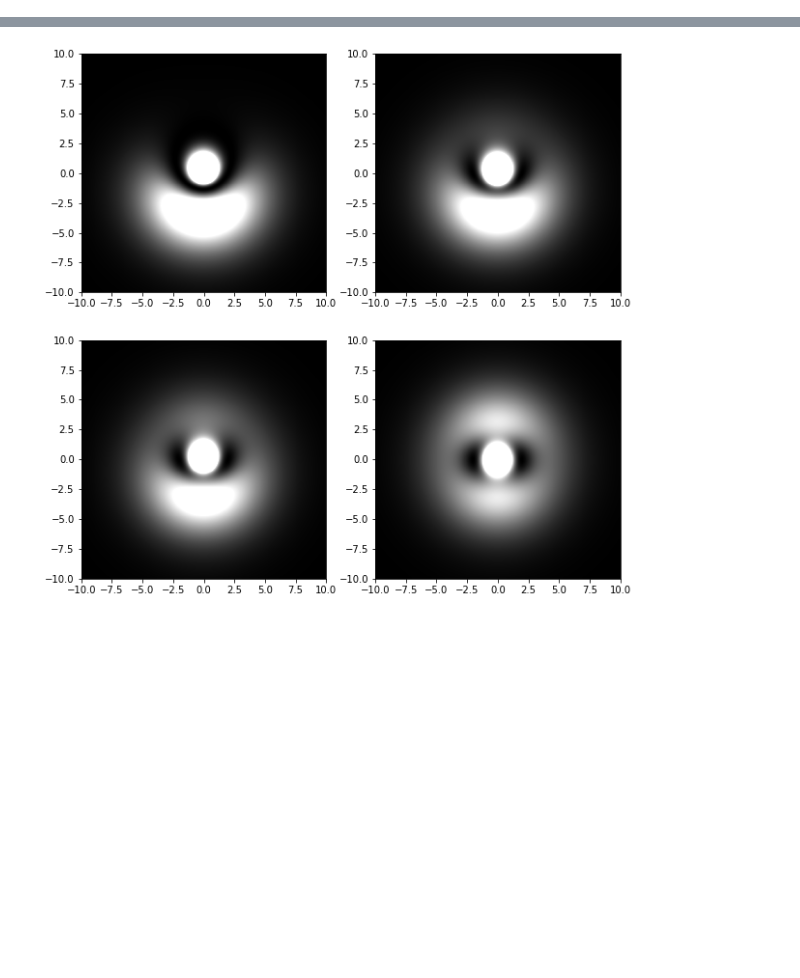
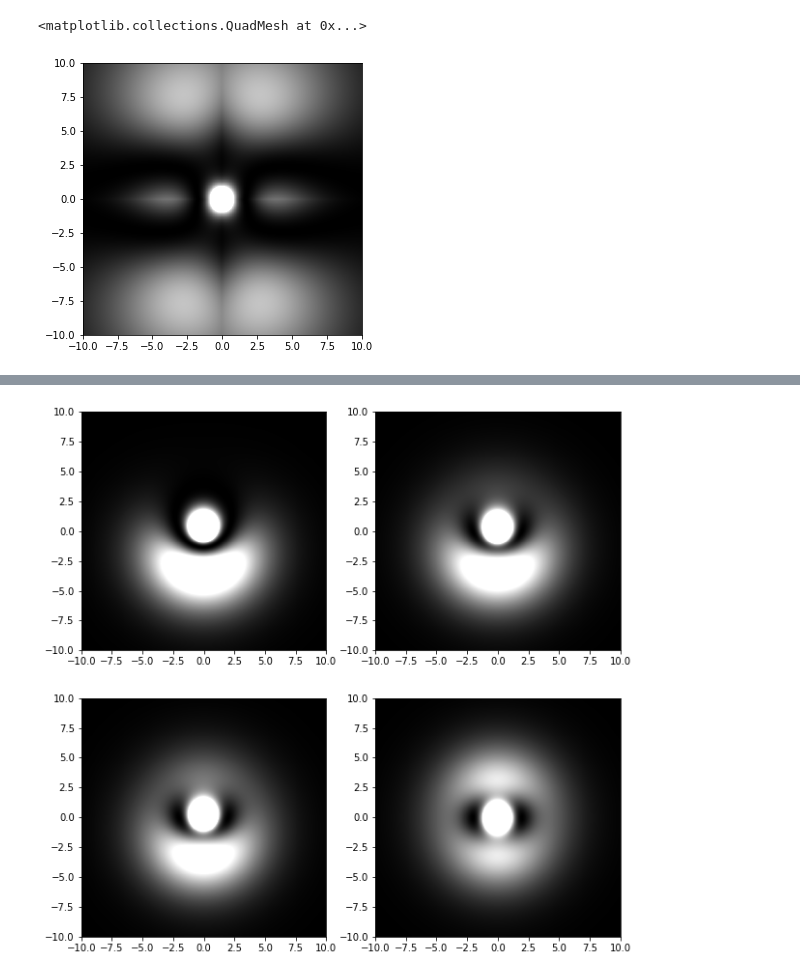
Before and after one commit to austinbeauch/thirdyearphys, a Jupyter notebook: 323/asn8.ipynb, the cells around one changed output, grey strips where cells are left out. Saved outputs shown, nothing was run; the diff lists cells and outputs as text; code cells hidden in the pictures; blank space fills up the shorter version.

```diff
--- a/323/asn8.ipynb
+++ b/323/asn8.ipynb
@@ -18,6 +80,18 @@ def psi(x,y,z, alpha=0):
 # %%
 dom = linspace(-10, 10, 1000)
 x, z = meshgrid(dom, dom)
+# %%
+f = [psi_32p1, psi_320, psi_300]
+w = [1, 1, 1]
+p = [pi, 0, 0]
+# %%
+w = w/array(w).sum()
+test = psi(x, 0, z, f, w, p)
+plt.figure(figsize=(5,5))
+plt.pcolormesh(x, z, test, cmap='gray',  vmin=0, vmax=0.0005)
+# %% [output]
+<matplotlib.collections.QuadMesh at 0x...>
+[figure, added]
 # %%
 plt.figure(figsize=(10,5))
 ax = plt.subplot(1,2,1)
```
Also changed, not shown: parts of 3 cells of this notebook, 10 other files.
